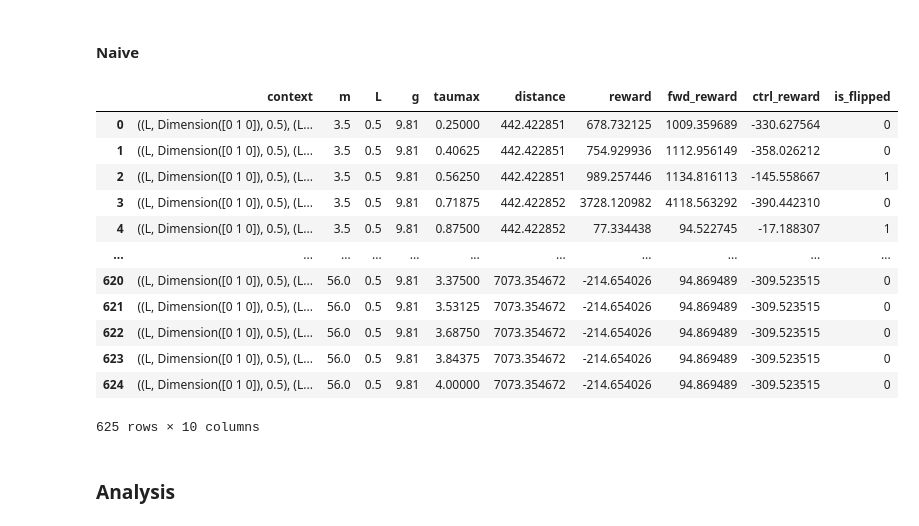
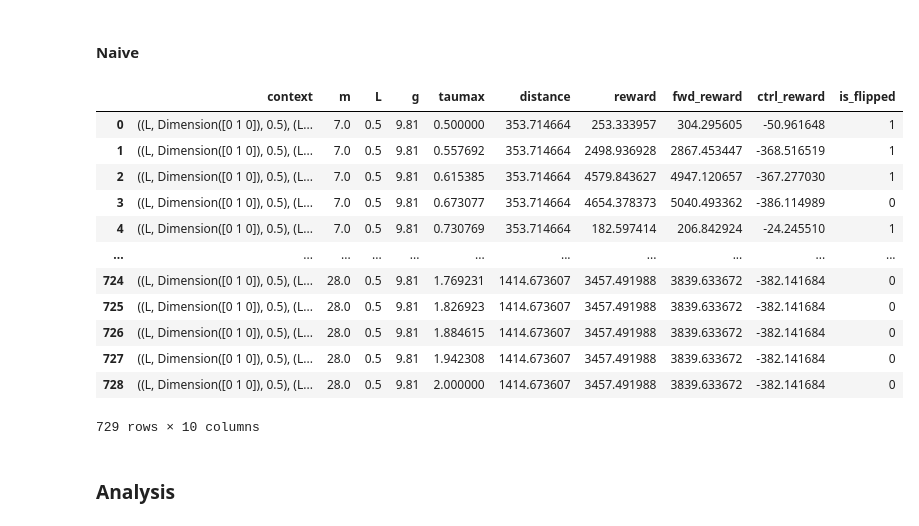
Before and after one commit to SherbyRobotics/transfer_halfcheetah, a Jupyter notebook: wrap_up 2.ipynb, the cells around one changed output. Cells and saved outputs as stored; diff of their text form; code cells hidden in the pictures.

```diff
--- a/wrap_up 2.ipynb
+++ b/wrap_up 2.ipynb
@@ -128,18 +137,38 @@ original_policy = DimensionalPolicy(
 # %%
 base = ["m", "L", "g"]
+scale = 2
+resolution = 27
 
 similar_sweep_desc = dict(
-    m = (14 / 4, 14 * 4, 25),
-    L = (0.5 / 4, 0.5 * 4, 25),
+    m = (14 / scale, 14 * scale, resolution),
+    L = (0.5 / scale, 0.5 * scale, resolution),
     g = (9.81, 9.81, 1),
 )
 
-quasi_similar_sweep_desc = dict(
-    m = (14 / 4, 14 * 4, 25),
-    taumax = (1/4, 4, 25),
+quasi_same_sweep_desc = dict(
+    m = (14 / scale, 14 * scale, resolution),
+    taumax = (1 / scale, 1 * scale, resolution),
 )
 
-nb_random_contexts = 25 * 25
+quasi_similar_1_scale_sweep_desc = dict(
+    m = (14 / scale, 14 * scale, resolution),
+    L = (0.5, 0.5, 1),
+    g = (9.81, 9.81, 1),
+)
+quasi_similar_1_change_sweep_desc = dict(
+    taumax = (1 / scale, 1 * scale, resolution),
+)
+
+quasi_similar_2_scale_sweep_desc = dict(
+    m = (14, 14, 1),
+    L = (0.5 / scale, 0.5 * scale, resolution),
+    g = (9.81, 9.81, 1),
+)
+quasi_similar_2_change_sweep_desc = dict(
+    L = (0.5 / scale, 0.5 * scale, resolution),
+)
+
+nb_random_contexts = resolution * resolution
 
 # bounds factors for random contexts around the original context
 upper, lower = scale_sweep_volume_bounds(original_context, similar_sweep_desc)
@@ -341,20 +372,20 @@ def context_fn(context):
     distance = context.adimensional_distance(original_context, base)
 
     change = []
-    for sym in quasi_similar_sweep_desc.keys():
+    for sym in quasi_same_sweep_desc.keys():
         if sym not in base:
             change.append(context.value(sym))
 
     return context, b1, b2, b3, *change, distance
 # %%
 changed_symbols = []
-for sym in quasi_similar_sweep_desc.keys():
+for sym in quasi_same_sweep_desc.keys():
     if sym not in base:
         changed_symbols.append(sym)
 
 columns = ["context", base[0], base[1], base[2], *changed_symbols, "distance", "reward", "fwd_reward", "ctrl_reward", "is_flipped"]
 # %%
-all_quasi_similar_contexts = linsweep_change_contexts(original_context, quasi_similar_sweep_desc)
+all_quasi_same_contexts = linsweep_change_contexts(original_context, quasi_same_sweep_desc)
 # %% [markdown]
 #### Scaled
 # %%
@@ -415,29 +446,29 @@ quasi_similar_semi_scaled_df
 #### Naive
 # %%
 data_naive = record_sweep(
-    all_quasi_similar_contexts,
+    all_quasi_same_contexts,
     make_naive_policy,
     make_env,
     context_fn=context_fn,
     ep_fn=ep_fn_extract_reward,
     ep_reduce_fn=ep_reduce_fn_total_reward,
     fuse_fn=fuse_fn
 )
-quasi_similar_naive_df = pd.DataFrame(columns=columns, data=data_naive)
-quasi_similar_naive_df
+quasi_same_naive_df = pd.DataFrame(columns=columns, data=data_naive)
+quasi_same_naive_df
 # %% [output]
 |  | context | m | L | g | taumax | distance | reward | fwd_reward | ctrl_reward | is_flipped |
-| 0 | ((L, Dimension([0 1 0]), 0.5), (L... | 3.5 | 0.5 | 9.81 | 0.25000 | 442.422851 | 678.732125 | 1009.359689 | -330.627564 | 0 |
-| 1 | ((L, Dimension([0 1 0]), 0.5), (L... | 3.5 | 0.5 | 9.81 | 0.40625 | 442.422851 | 754.929936 | 1112.956149 | -358.026212 | 0 |
-| 2 | ((L, Dimension([0 1 0]), 0.5), (L... | 3.5 | 0.5 | 9.81 | 0.56250 | 442.422851 | 989.257446 | 1134.816113 | -145.558667 | 1 |
-| 3 | ((L, Dimension([0 1 0]), 0.5), (L... | 3.5 | 0.5 | 9.81 | 0.71875 | 442.422852 | 3728.120982 | 4118.563292 | -390.442310 | 0 |
-| 4 | ((L, Dimension([0 1 0]), 0.5), (L... | 3.5 | 0.5 | 9.81 | 0.87500 | 442.422852 | 77.334438 | 94.522745 | -17.188307 | 1 |
+| 0 | ((L, Dimension([0 1 0]), 0.5), (L... | 7.0 | 0.5 | 9.81 | 0.500000 | 353.714664 | 253.333957 | 304.295605 | -50.961648 | 1 |
+| 1 | ((L, Dimension([0 1 0]), 0.5), (L... | 7.0 | 0.5 | 9.81 | 0.557692 | 353.714664 | 2498.936928 | 2867.453447 | -368.516519 | 1 |
+| 2 | ((L, Dimension([0 1 0]), 0.5), (L... | 7.0 | 0.5 | 9.81 | 0.615385 | 353.714664 | 4579.843627 | 4947.120657 | -367.277030 | 1 |
+| 3 | ((L, Dimension([0 1 0]), 0.5), (L... | 7.0 | 0.5 | 9.81 | 0.673077 | 353.714664 | 4654.378373 | 5040.493362 | -386.114989 | 0 |
+| 4 | ((L, Dimension([0 1 0]), 0.5), (L... | 7.0 | 0.5 | 9.81 | 0.730769 | 353.714664 | 182.597414 | 206.842924 | -24.245510 | 1 |
 | ... | ... | ... | ... | ... | ... | ... | ... | ... | ... | ... |
-| 620 | ((L, Dimension([0 1 0]), 0.5), (L... | 56.0 | 0.5 | 9.81 | 3.37500 | 7073.354672 | -214.654026 | 94.869489 | -309.523515 | 0 |
-| 621 | ((L, Dimension([0 1 0]), 0.5), (L... | 56.0 | 0.5 | 9.81 | 3.53125 | 7073.354672 | -214.654026 | 94.869489 | -309.523515 | 0 |
-| 622 | ((L, Dimension([0 1 0]), 0.5), (L... | 56.0 | 0.5 | 9.81 | 3.68750 | 7073.354672 | -214.654026 | 94.869489 | -309.523515 | 0 |
-| 623 | ((L, Dimension([0 1 0]), 0.5), (L... | 56.0 | 0.5 | 9.81 | 3.84375 | 7073.354672 | -214.654026 | 94.869489 | -309.523515 | 0 |
-| 624 | ((L, Dimension([0 1 0]), 0.5), (L... | 56.0 | 0.5 | 9.81 | 4.00000 | 7073.354672 | -214.654026 | 94.869489 | -309.523515 | 0 |
+| 724 | ((L, Dimension([0 1 0]), 0.5), (L... | 28.0 | 0.5 | 9.81 | 1.769231 | 1414.673607 | 3457.491988 | 3839.633672 | -382.141684 | 0 |
+| 725 | ((L, Dimension([0 1 0]), 0.5), (L... | 28.0 | 0.5 | 9.81 | 1.826923 | 1414.673607 | 3457.491988 | 3839.633672 | -382.141684 | 0 |
+| 726 | ((L, Dimension([0 1 0]), 0.5), (L... | 28.0 | 0.5 | 9.81 | 1.884615 | 1414.673607 | 3457.491988 | 3839.633672 | -382.141684 | 0 |
+| 727 | ((L, Dimension([0 1 0]), 0.5), (L... | 28.0 | 0.5 | 9.81 | 1.942308 | 1414.673607 | 3457.491988 | 3839.633672 | -382.141684 | 0 |
+| 728 | ((L, Dimension([0 1 0]), 0.5), (L... | 28.0 | 0.5 | 9.81 | 2.000000 | 1414.673607 | 3457.491988 | 3839.633672 | -382.141684 | 0 |
-625 rows × 10 columns
+729 rows × 10 columns
 # %% [markdown]
 ### Analysis
```
Also changed, not shown: parts of 43 cells of this notebook, 1 other file.
